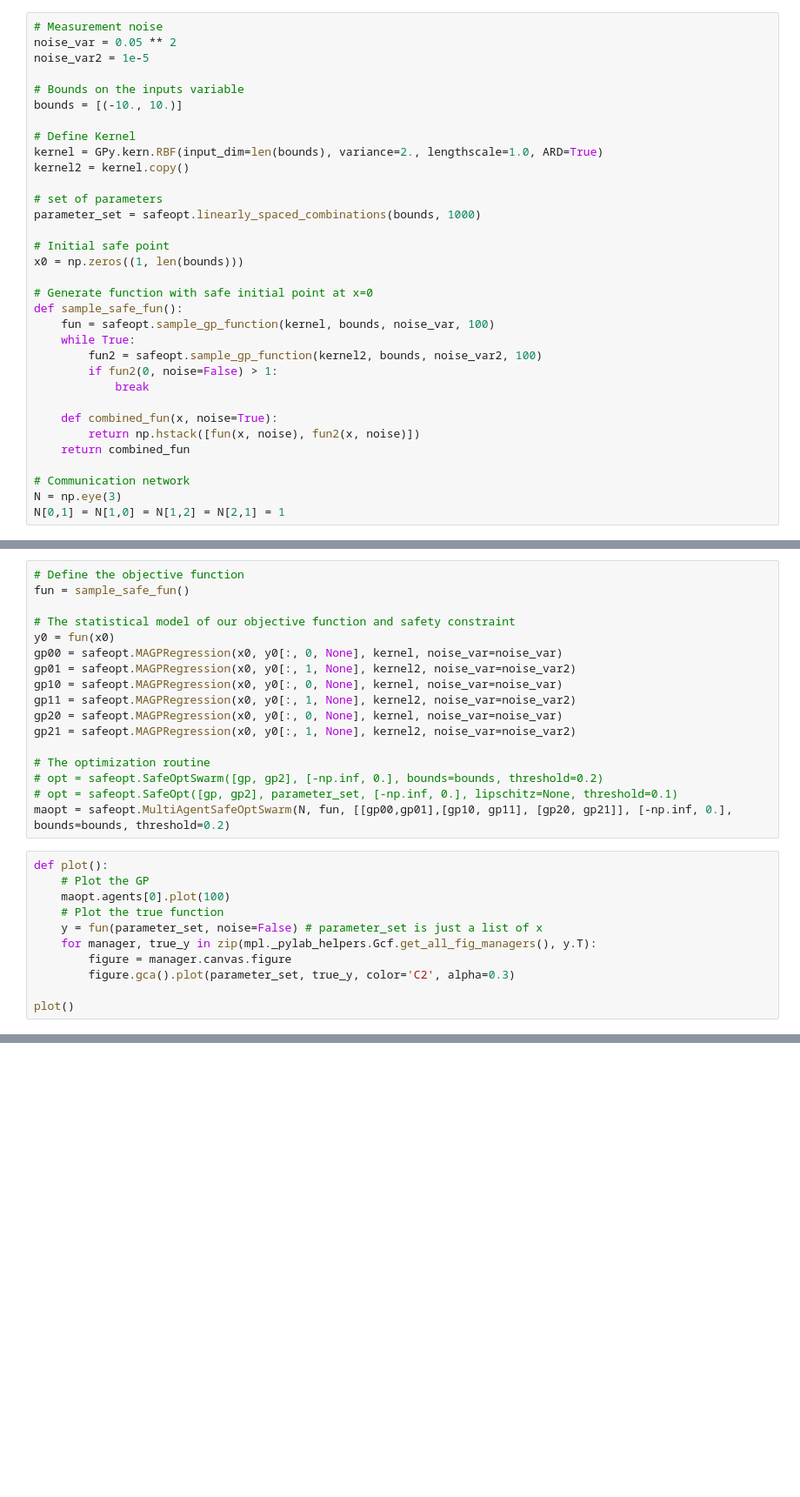
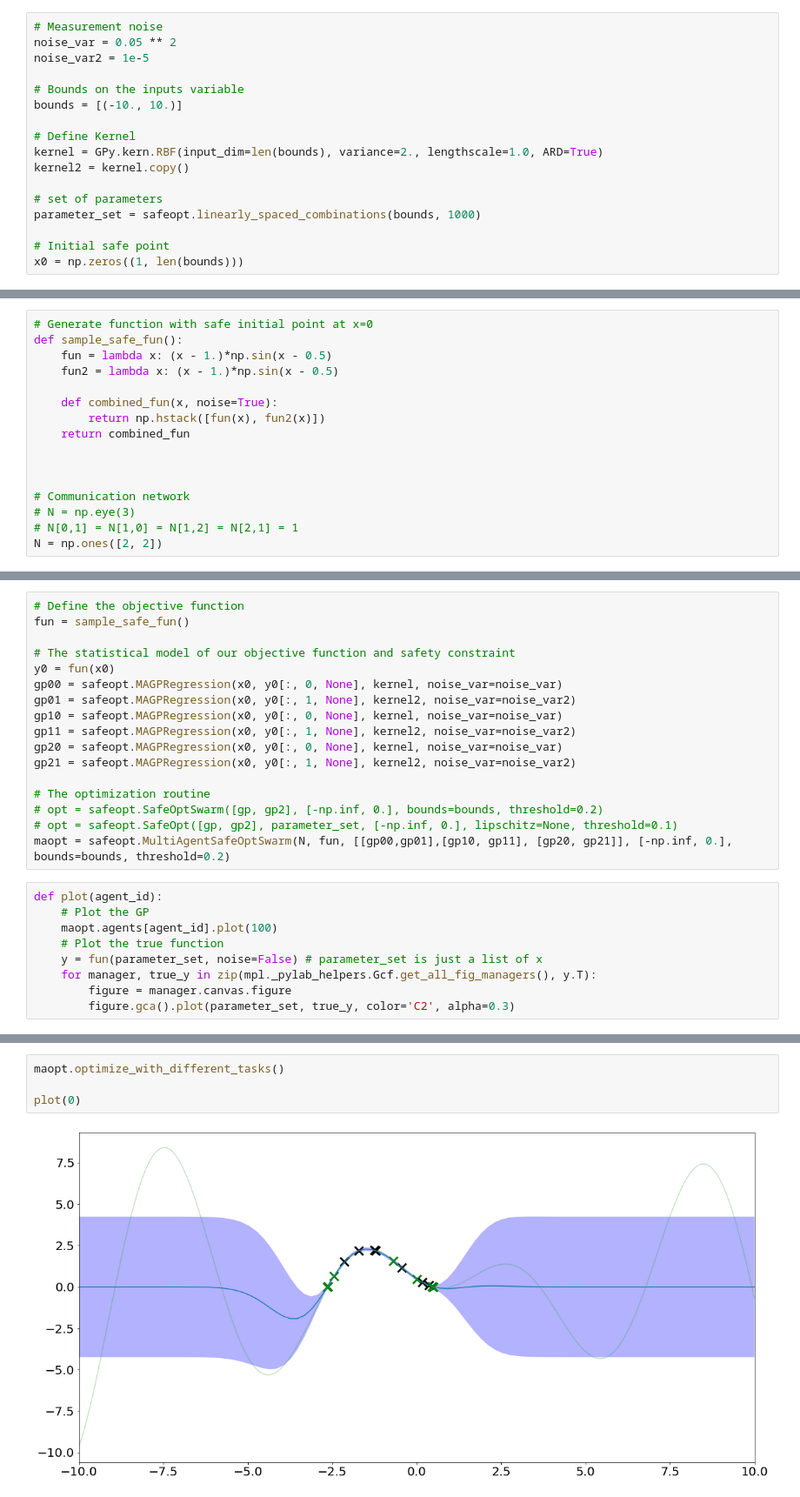
Before and after one commit to mahaitongdae/SafeOpt, a Jupyter notebook: examples/1d_multi_agent_multiple_constraints_example.ipynb, the cells around one changed output, grey strips where cells are left out. Shown: that part at 87% size. Saved outputs shown, nothing was run; the diff lists cells and outputs as text; blank space fills up the shorter version.

Commit message:
add multi_agent settings

```diff
--- a/examples/1d_multi_agent_multiple_constraints_example.ipynb
+++ b/examples/1d_multi_agent_multiple_constraints_example.ipynb
@@ -34,19 +34,3 @@ parameter_set = safeopt.linearly_spaced_combinations(bounds, 1000)
 
 # Initial safe point
 x0 = np.zeros((1, len(bounds)))
-
-# Generate function with safe initial point at x=0
-def sample_safe_fun():
-    fun = safeopt.sample_gp_function(kernel, bounds, noise_var, 100)
-    while True:
-        fun2 = safeopt.sample_gp_function(kernel2, bounds, noise_var2, 100)
-        if fun2(0, noise=False) > 1:
-            break
-
-    def combined_fun(x, noise=True):
-        return np.hstack([fun(x, noise), fun2(x, noise)])
-    return combined_fun
-
-# Communication network
-N = np.eye(3)
-N[0,1] = N[1,0] = N[1,2] = N[2,1] = 1
@@ -53,3 +49,19 @@ N[0,1] = N[1,0] = N[1,2] = N[2,1] = 1
+# %%
+# Generate function with safe initial point at x=0
+def sample_safe_fun():
+    fun = lambda x: (x - 1.)*np.sin(x - 0.5)
+    fun2 = lambda x: (x - 1.)*np.sin(x - 0.5)
+
+    def combined_fun(x, noise=True):
+        return np.hstack([fun(x), fun2(x)])
+    return combined_fun
+
+
+
+# Communication network
+# N = np.eye(3)
+# N[0,1] = N[1,0] = N[1,2] = N[2,1] = 1
+N = np.ones([2, 2])
 # %% [markdown]
 ## Interactive run of the algorithm
 # %%
@@ -70,13 +82,11 @@ gp21 = safeopt.MAGPRegression(x0, y0[:, 1, None], kernel2, noise_var=noise_var2)
 # opt = safeopt.SafeOpt([gp, gp2], parameter_set, [-np.inf, 0.], lipschitz=None, threshold=0.1)
 maopt = safeopt.MultiAgentSafeOptSwarm(N, fun, [[gp00,gp01],[gp10, gp11], [gp20, gp21]], [-np.inf, 0.], bounds=bounds, threshold=0.2)
 # %%
-def plot():
+def plot(agent_id):
     # Plot the GP
-    maopt.agents[0].plot(100)
+    maopt.agents[agent_id].plot(100)
     # Plot the true function
     y = fun(parameter_set, noise=False) # parameter_set is just a list of x
     for manager, true_y in zip(mpl._pylab_helpers.Gcf.get_all_fig_managers(), y.T):
         figure = manager.canvas.figure
         figure.gca().plot(parameter_set, true_y, color='C2', alpha=0.3)
-
-plot()
@@ -85,0 +93,6 @@ plot()
+# %%
+maopt.optimize_with_different_tasks()
+
+plot(0)
+# %% [output]
+[figure, added]
```
Also changed, not shown: parts of 6 cells of this notebook, 7 other files.
